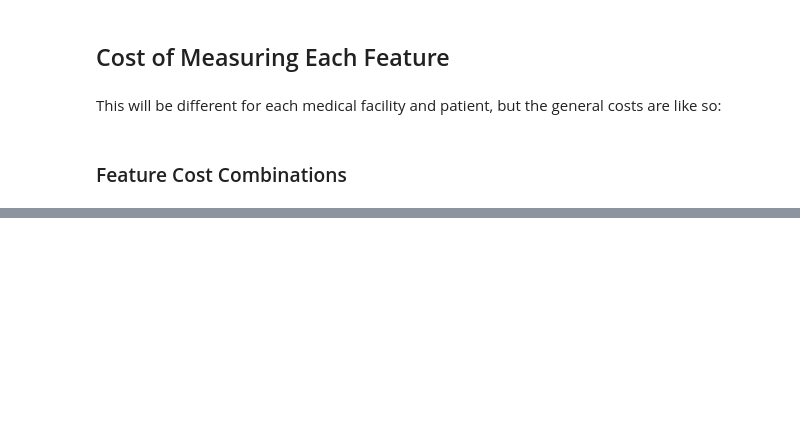
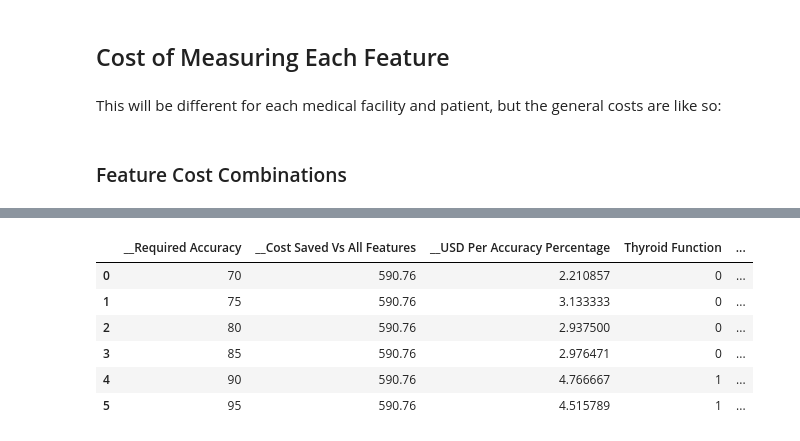
Before and after one commit to Koffiie/First-Repo, a Jupyter notebook: Thyroid_Cancer_Recurrence_Prediction.ipynb, the cells around one changed output, grey strips where cells are left out. Saved outputs shown, nothing was run; the diff lists cells and outputs as text; code cells hidden in the pictures; blank space fills up the shorter version.

```diff
--- a/Thyroid_Cancer_Recurrence_Prediction.ipynb
+++ b/Thyroid_Cancer_Recurrence_Prediction.ipynb
@@ -1749,3 +1775,37 @@ high_acc_feat_sets = fs_handler.get_best_feature_sets_at_or_above_accuracy_perce
 #high_acc_feat_sets
 # %%
 #FeatureSetHandler.plot_best_features(high_acc_feat_sets)
+# %%
+result_buffer = []
+
+accuracies_to_look_for = [70, 75, 80, 85, 90, 95]
+
+for acc in accuracies_to_look_for:
+  record_buffer = {}
+
+  #feat_sets = fs_handler.get_best_feature_sets_at_or_above_accuracy_percent(90).head(10)
+  feat_sets = fs_handler.get_cheapest_feature_sets_at_or_above_accuracy_percent(acc, reset_index=True).head(10)
+  cost = feat_sets.iloc[0]["Feature Measuring Cost"]
+
+  record_buffer.update({
+      "__Required Accuracy": acc,
+      "__Cost Saved Vs All Features": fs_handler.cost_of_all_features,
+      "__USD Per Accuracy Percentage": cost/acc,
+      #"__Features Eliminated": fs_handler.get_number_of_unselected_features(feat_set),
+  })
+
+  #FeatureSetHandler.plot_best_features(feat_sets.iloc[[0]])
+  #FeatureSetHandler.plot_best_features(feat_sets) # This is mostly useless because it doesn't have costs plotted yet
+
+  record_buffer.update(feat_sets.iloc[0].to_dict())
+  result_buffer.append(record_buffer)
+
+pd.DataFrame(result_buffer)
+# %% [output]
+|  | __Required Accuracy | __Cost Saved Vs All Features | __USD Per Accuracy Percentage | Thyroid Function | ... |
+| 0 | 70 | 590.76 | 2.210857 | 0 | ... |
+| 1 | 75 | 590.76 | 3.133333 | 0 | ... |
+| 2 | 80 | 590.76 | 2.937500 | 0 | ... |
+| 3 | 85 | 590.76 | 2.976471 | 0 | ... |
+| 4 | 90 | 590.76 | 4.766667 | 1 | ... |
+| 5 | 95 | 590.76 | 4.515789 | 1 | ... |
```
Also changed, not shown: parts of 8 cells of this notebook.
